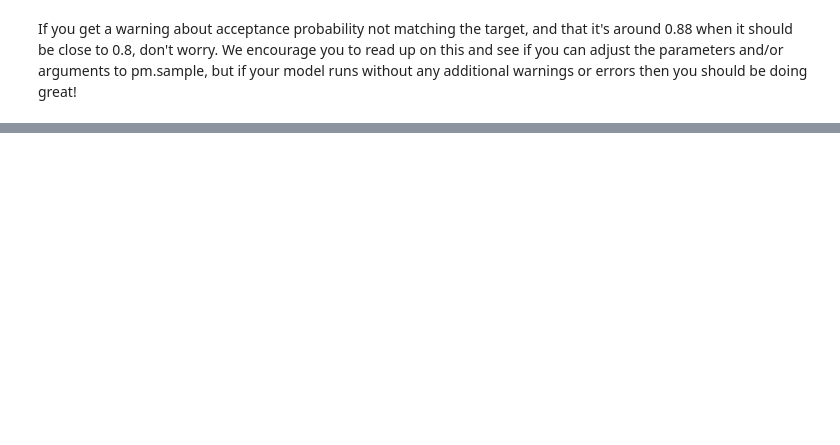
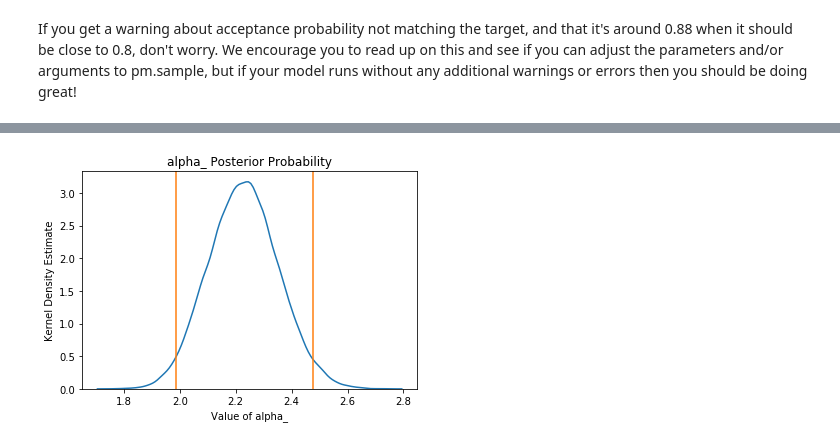
Before and after one commit to Haydost/Springboard_Portfolio, a Jupyter notebook: 6_Bayesian_Inference/CT_Solution/Bayesian_Statistics.ipynb, the cells around one changed output, grey strips where cells are left out. Saved outputs shown, nothing was run; the diff lists cells and outputs as text; code cells hidden in the pictures; blank space fills up the shorter version.

```diff
--- a/6_Bayesian_Inference/CT_Solution/Bayesian_Statistics.ipynb
+++ b/6_Bayesian_Inference/CT_Solution/Bayesian_Statistics.ipynb
@@ -102,0 +152,10 @@ If you get a warning about acceptance probability not matching the target, and t
+# %%
+# create the distribution plot for alpha from the model
+_ = sns.distplot(trace.alpha_, kde=True, hist=False)
+_ = plt.axvline(summary.loc['alpha_','hpd_2.5'], color='C1')
+_ = plt.axvline(summary.loc['alpha_', 'hpd_97.5'], color='C1')
+_ = plt.title('alpha_ Posterior Probability')
+_ = plt.xlabel('Value of alpha_')
+_ = plt.ylabel('Kernel Density Estimate')
+# %% [output]
+[figure, added]
```
Also changed, not shown: parts of 25 cells of this notebook.
